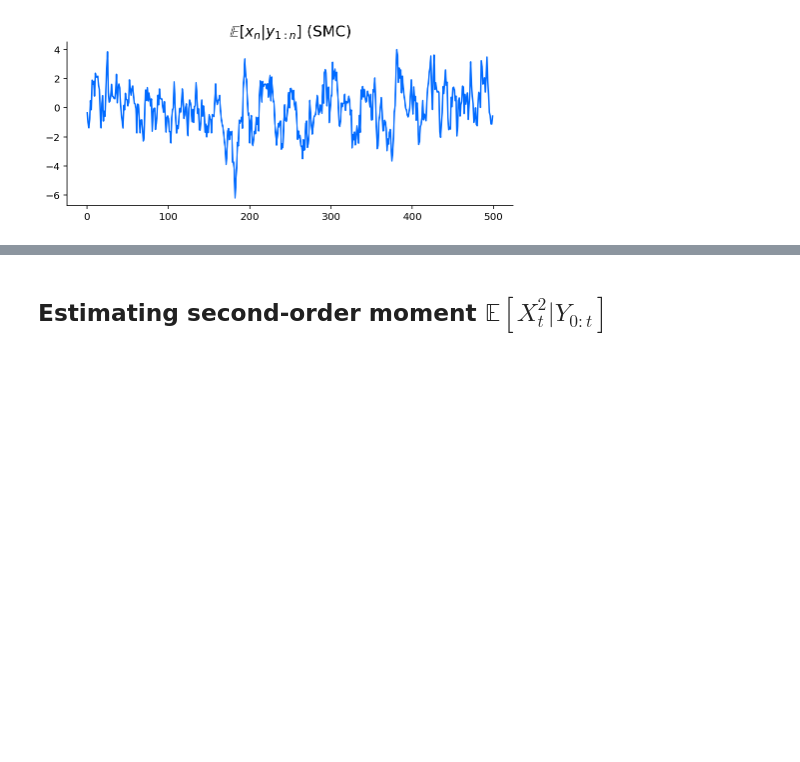
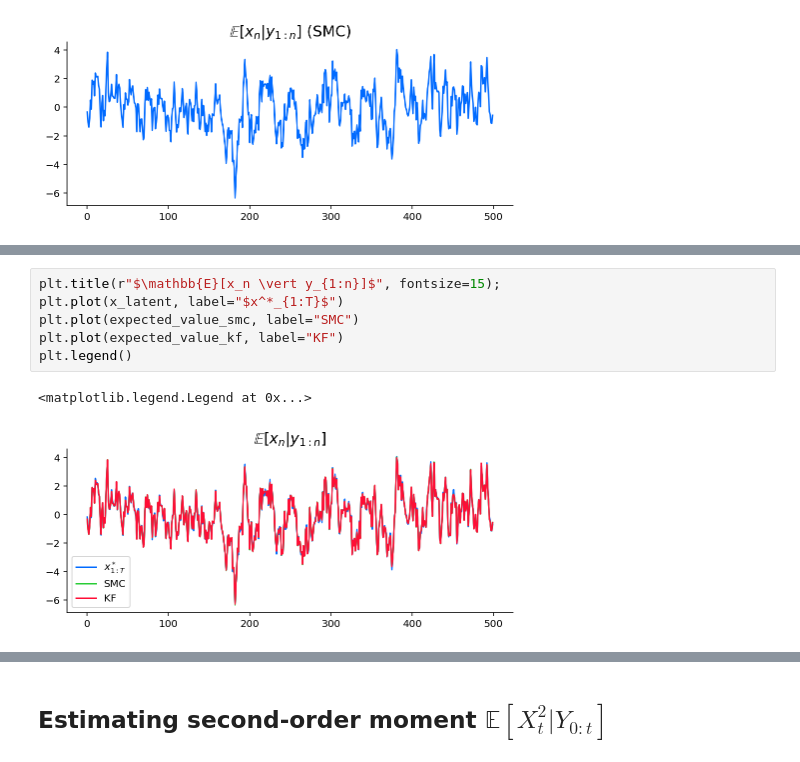
Before and after one commit to gerdm/misc, a Jupyter notebook: 2022-04/advanced-computational-methods.ipynb, the cells around one changed output, grey strips where cells are left out. Drawn from its saved outputs; the diff is of its cells as text; blank space fills up the shorter version.

```diff
--- a/2022-04/advanced-computational-methods.ipynb
+++ b/2022-04/advanced-computational-methods.ipynb
@@ -238,3 +232,12 @@ plt.title("Absolute difference\nSMC - KF estimate");
+# %%
+plt.title(r"$\mathbb{E}[x_n \vert y_{1:n}]$", fontsize=15);
+plt.plot(x_latent, label="$x^*_{1:T}$")
+plt.plot(expected_value_smc, label="SMC")
+plt.plot(expected_value_kf, label="KF")
+plt.legend()
+# %% [output]
+<matplotlib.legend.Legend at 0x...>
+[figure, added]
 # %%
 fig, ax = plt.subplots(figsize=(8.5, 3))
 plt.plot(expected_value_smc - expected_value_kf)
```
Also changed, not shown: parts of 29 cells of this notebook.
